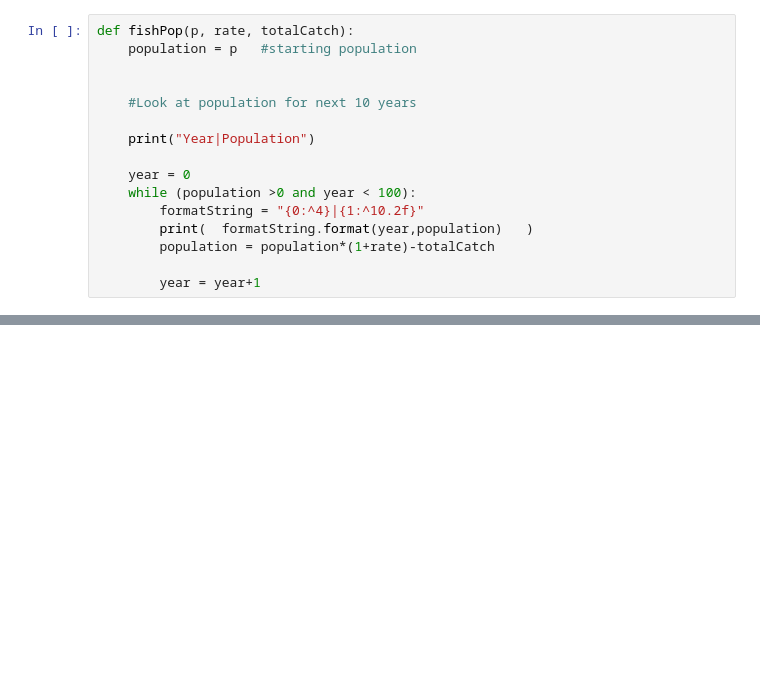
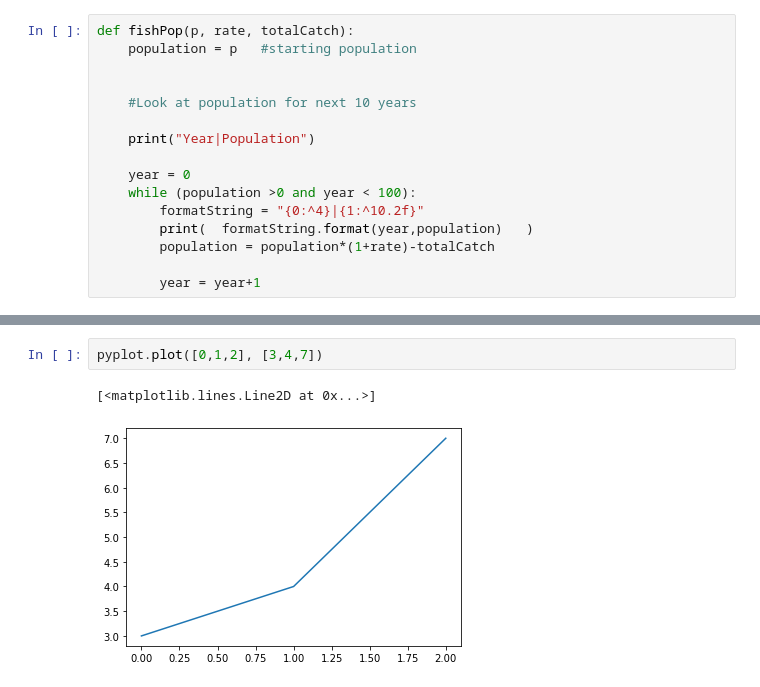
Before and after one commit to millera2/millera2.github.io, a Jupyter notebook: CS-111/Lec-06.ipynb, the cells around one changed output, grey strips where cells are left out. Saved outputs shown, nothing was run; the diff lists cells and outputs as text; blank space fills up the shorter version.

```diff
--- a/CS-111/Lec-06.ipynb
+++ b/CS-111/Lec-06.ipynb
@@ -69,0 +72,5 @@ Year|Population
+# %%
+pyplot.plot([0,1,2], [3,4,7])
+# %% [output]
+[<matplotlib.lines.Line2D at 0x...>]
+[figure, added]
```
Also changed, not shown: parts of 15 cells of this notebook, 6 other files.
